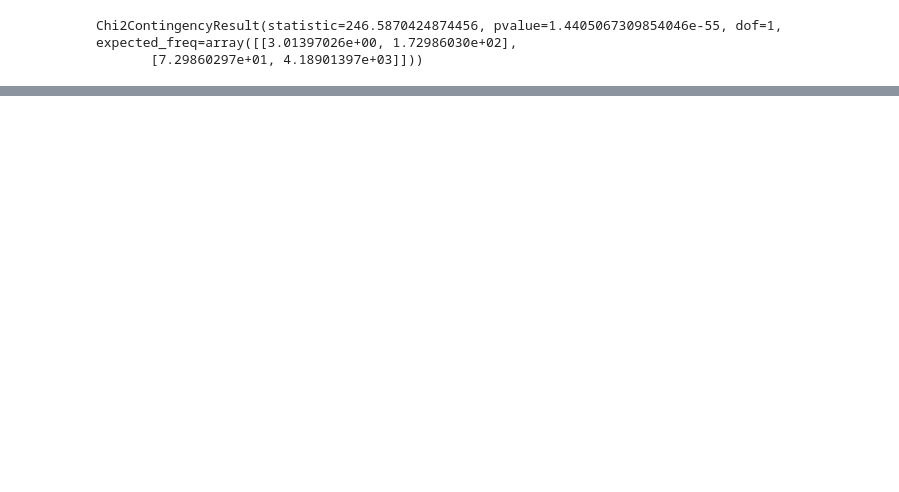
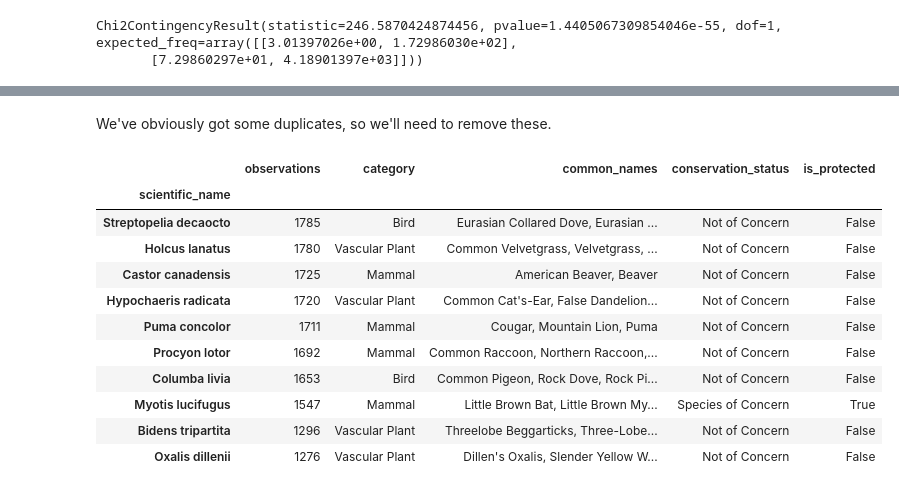
Before and after one commit to jacob-e-ryan/us-national-park-biodiversity, a Jupyter notebook: biodiversity.ipynb, the cells around one changed output, grey strips where cells are left out. Cells and saved outputs as stored; diff of their text form; code cells hidden in the pictures; blank space fills up the shorter version.

Commit message:
Biodiversity notebook - first finished version

```diff
--- a/biodiversity.ipynb
+++ b/biodiversity.ipynb
@@ -293,0 +340,27 @@ The p-value for this is `1.44e-55`, or `1.44 * 10^-55 = 0.000000....0000144 <<<
+# %% [markdown]
+We've obviously got some duplicates, so we'll need to remove these.
+# %%
+longest = lambda x: max(x, key=lambda z:len(z))
+popular_observations = popular_observations.groupby('scientific_name').aggregate({'observations': 'first',
+                                                                                   	#'observations_yellowstone': 'first',
+                                                                                    #'observations_bryce': 'first',
+                                                                                    #'observations_yosemite': 'first',
+                                                                                    #'observations_great_smoky': 'first',
+                                                                                    'category': 'first',
+                                                                                    'common_names': longest,
+                                                                                    'conservation_status': 'first',
+                                                                                    'is_protected': 'first'}).sort_values('observations', ascending=False)
+popular_observations
+# %% [output]
+|  | observations | category | common_names | conservation_status | is_protected |
+| scientific_name |  |  |  |  |  |
+| Streptopelia decaocto | 1785 | Bird | Eurasian Collared Dove, Eurasian ... | Not of Concern | False |
+| Holcus lanatus | 1780 | Vascular Plant | Common Velvetgrass, Velvetgrass, ... | Not of Concern | False |
+| Castor canadensis | 1725 | Mammal | American Beaver, Beaver | Not of Concern | False |
+| Hypochaeris radicata | 1720 | Vascular Plant | Common Cat's-Ear, False Dandelion... | Not of Concern | False |
+| Puma concolor | 1711 | Mammal | Cougar, Mountain Lion, Puma | Not of Concern | False |
+| Procyon lotor | 1692 | Mammal | Common Raccoon, Northern Raccoon,... | Not of Concern | False |
+| Columba livia | 1653 | Bird | Common Pigeon, Rock Dove, Rock Pi... | Not of Concern | False |
+| Myotis lucifugus | 1547 | Mammal | Little Brown Bat, Little Brown My... | Species of Concern | True |
+| Bidens tripartita | 1296 | Vascular Plant | Threelobe Beggarticks, Three-Lobe... | Not of Concern | False |
+| Oxalis dillenii | 1276 | Vascular Plant | Dillen's Oxalis, Slender Yellow W... | Not of Concern | False |
```
Also changed, not shown: parts of 15 cells of this notebook.
